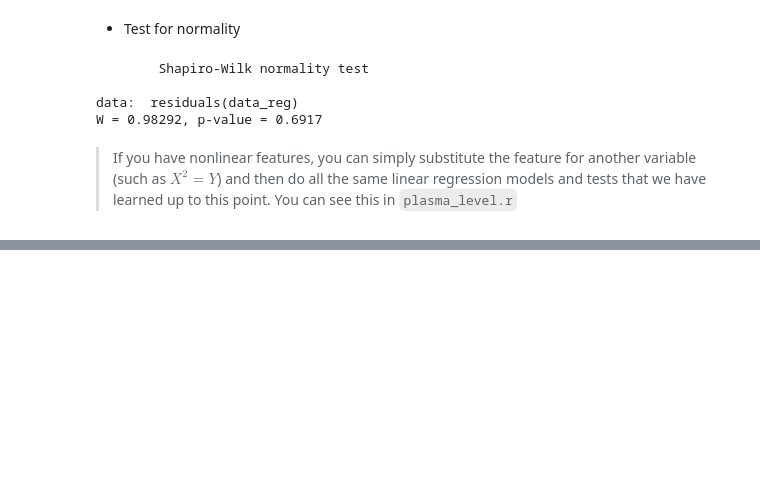
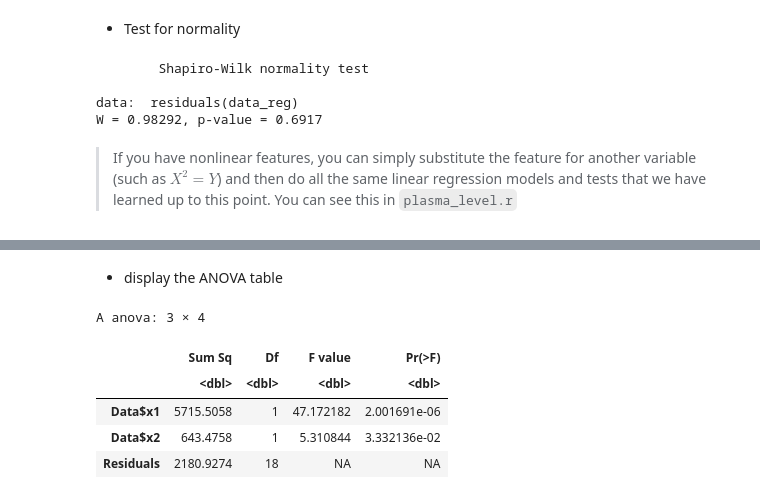
Before and after one commit to TrevorBushnell/STEM-Notes, a Jupyter notebook: MATH425 Applied Statistical Models/D - Inferences in Regression Analysis.ipynb, the cells around one changed output, grey strips where cells are left out. Cells and saved outputs as stored; diff of their text form; code cells hidden in the pictures; blank space fills up the shorter version.

```diff
--- a/MATH425 Applied Statistical Models/D - Inferences in Regression Analysis.ipynb
+++ b/MATH425 Applied Statistical Models/D - Inferences in Regression Analysis.ipynb
@@ -213,0 +281,11 @@ W = 0.98292, p-value = 0.6917
+# %% [markdown]
+* display the ANOVA table
+# %%
+Anova(Model) # use the Type II tests rather than Type I tests
+# %% [output]
+A anova: 3 × 4
+|  | Sum Sq | Df | F value | Pr(>F) |
+|  | <dbl> | <dbl> | <dbl> | <dbl> |
+| Data$x1 | 5715.5058 | 1 | 47.172182 | 2.001691e-06 |
+| Data$x2 | 643.4758 | 1 | 5.310844 | 3.332136e-02 |
+| Residuals | 2180.9274 | 18 | NA | NA |
```
Also changed, not shown: parts of 8 cells of this notebook.
